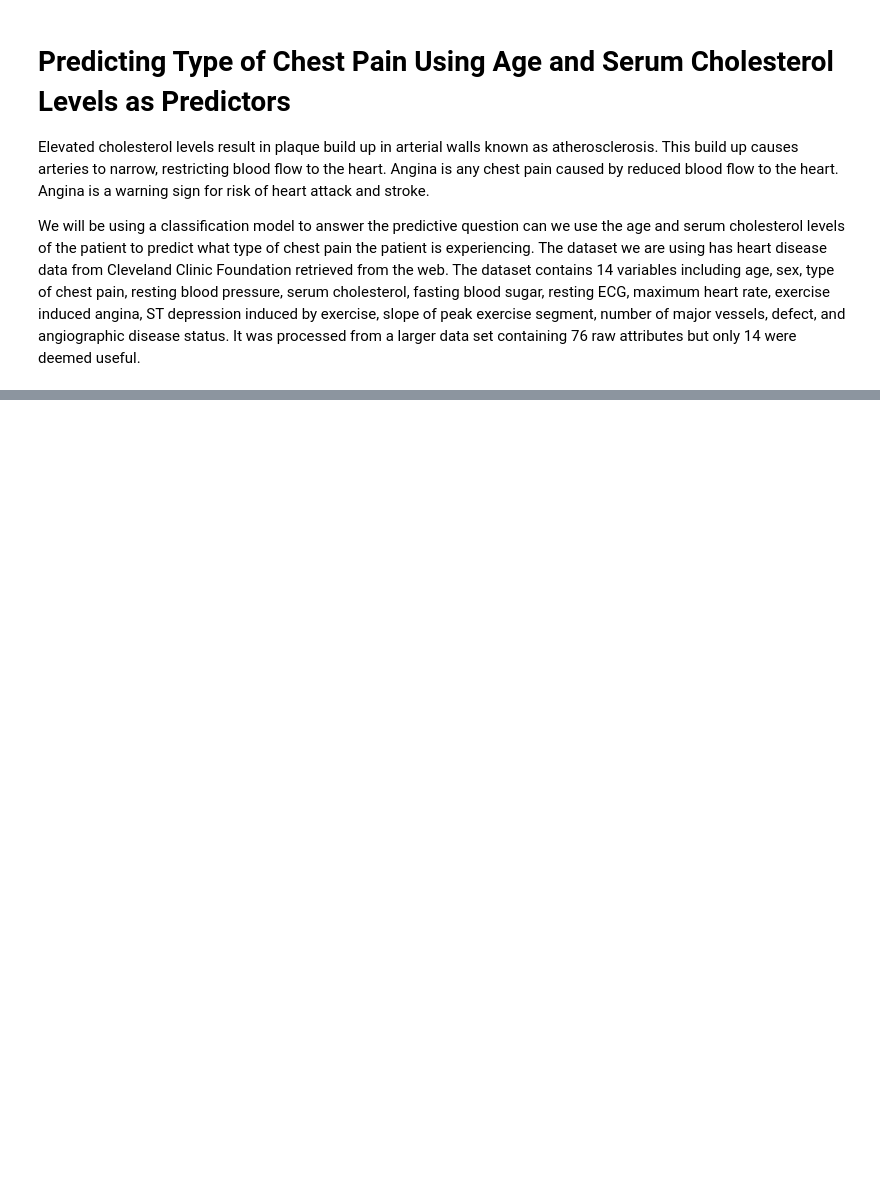
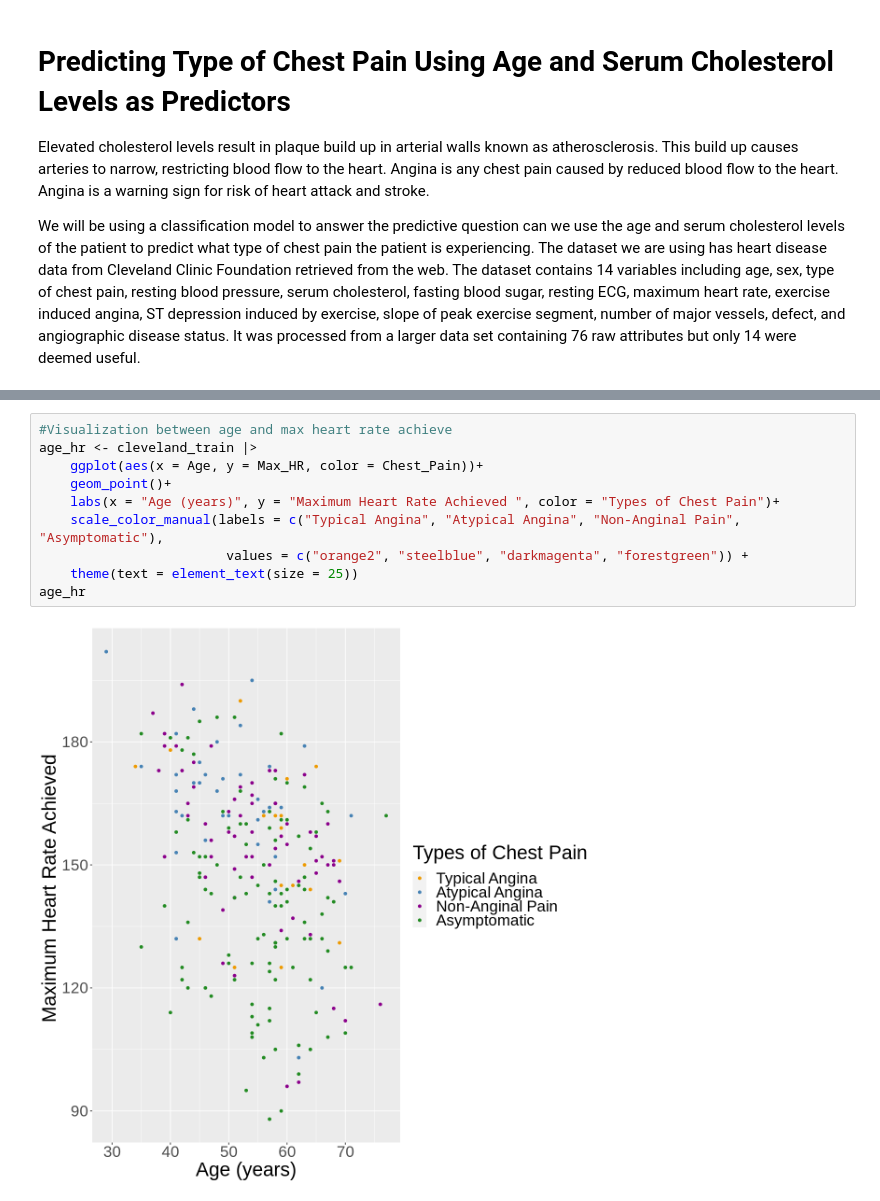
Before and after one commit to jordan28grant/datascience_007, a Jupyter notebook: data/proposal.ipynb, the cells around one changed output, grey strips where cells are left out. Cells and saved outputs as stored; diff of their text form; blank space fills up the shorter version.

```diff
--- a/data/proposal.ipynb
+++ b/data/proposal.ipynb
@@ -115,0 +138,12 @@ choles_age
+# %%
+#Visualization between age and max heart rate achieve
+age_hr <- cleveland_train |>
+    ggplot(aes(x = Age, y = Max_HR, color = Chest_Pain))+
+    geom_point()+
+    labs(x = "Age (years)", y = "Maximum Heart Rate Achieved ", color = "Types of Chest Pain")+
+    scale_color_manual(labels = c("Typical Angina", "Atypical Angina", "Non-Anginal Pain", "Asymptomatic"),
+                        values = c("orange2", "steelblue", "darkmagenta", "forestgreen")) +
+    theme(text = element_text(size = 25))
+age_hr
+# %% [output]
+[figure, added]
```
Also changed, not shown: parts of 9 cells of this notebook.
